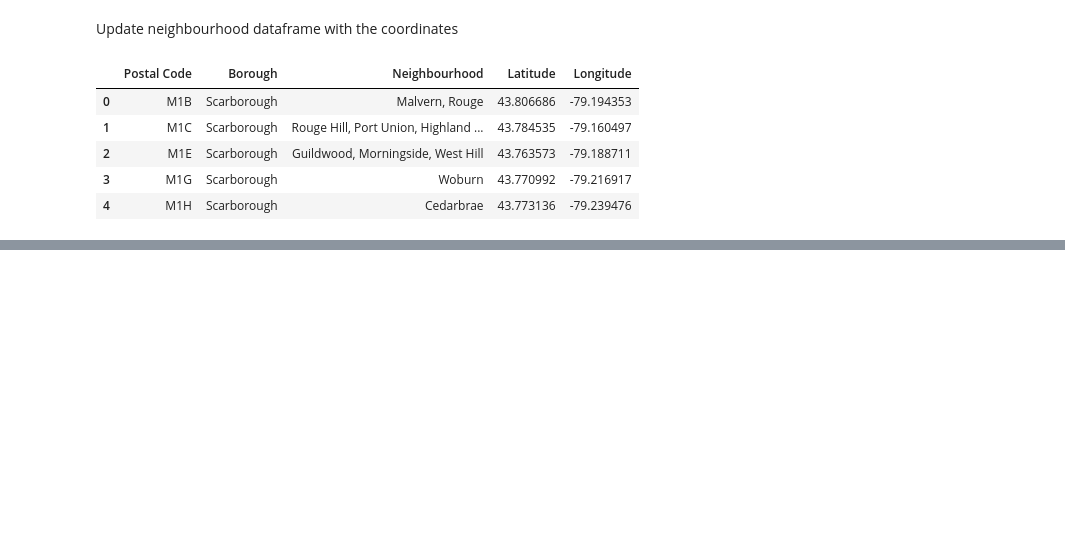
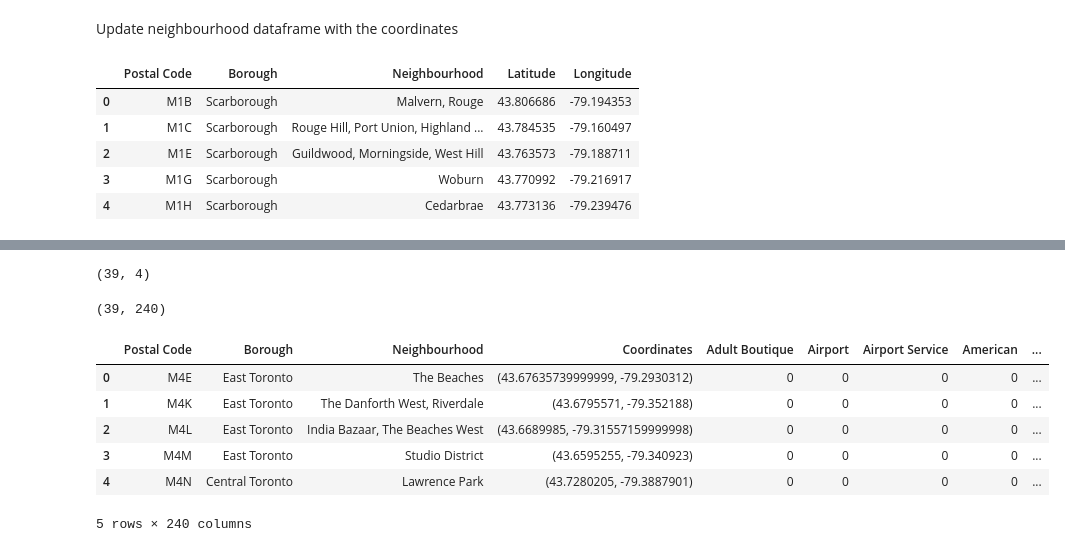
Before and after one commit to vipervit/Coursera_Capstone, a Jupyter notebook: TorontoAreas.ipynb, the cells around one changed output, grey strips where cells are left out. Cells and saved outputs as stored; diff of their text form; code cells hidden in the pictures; blank space fills up the shorter version.

```diff
--- a/TorontoAreas.ipynb
+++ b/TorontoAreas.ipynb
@@ -102,0 +205,6 @@ df.head()
+# %%
+listings = {}
+neighbourhoods = [i for i in df_tor['Neighbourhood'].values]
+for each in neighbourhoods:
+    listings.update({each: get_venues(creds, df_tor.loc[df_tor['Neighbourhood']==each]['Coordinates'].values[0])})
+listings
@@ -102,0 +236,21 @@ df.head()
+# %%
+df_counts = df_tor.copy()
+df_counts.shape
+# %% [output]
+(39, 4)
+# %%
+for i in range(0, len(venuetypes)):
+    df_counts.insert(i+4, venuetypes[i], 0)
+df_counts.shape
+# %% [output]
+(39, 240)
+# %%
+df_counts.head()
+# %% [output]
+|  | Postal Code | Borough | Neighbourhood | Coordinates | Adult Boutique | Airport | Airport Service | American | ... |
+| 0 | M4E | East Toronto | The Beaches | (43.67635739999999, -79.2930312) | 0 | 0 | 0 | 0 | ... |
+| 1 | M4K | East Toronto | The Danforth West, Riverdale | (43.6795571, -79.352188) | 0 | 0 | 0 | 0 | ... |
+| 2 | M4L | East Toronto | India Bazaar, The Beaches West | (43.6689985, -79.31557159999998) | 0 | 0 | 0 | 0 | ... |
+| 3 | M4M | East Toronto | Studio District | (43.6595255, -79.340923) | 0 | 0 | 0 | 0 | ... |
+| 4 | M4N | Central Toronto | Lawrence Park | (43.7280205, -79.3887901) | 0 | 0 | 0 | 0 | ... |
+5 rows × 240 columns
```
Also changed, not shown: parts of 26 cells of this notebook.
